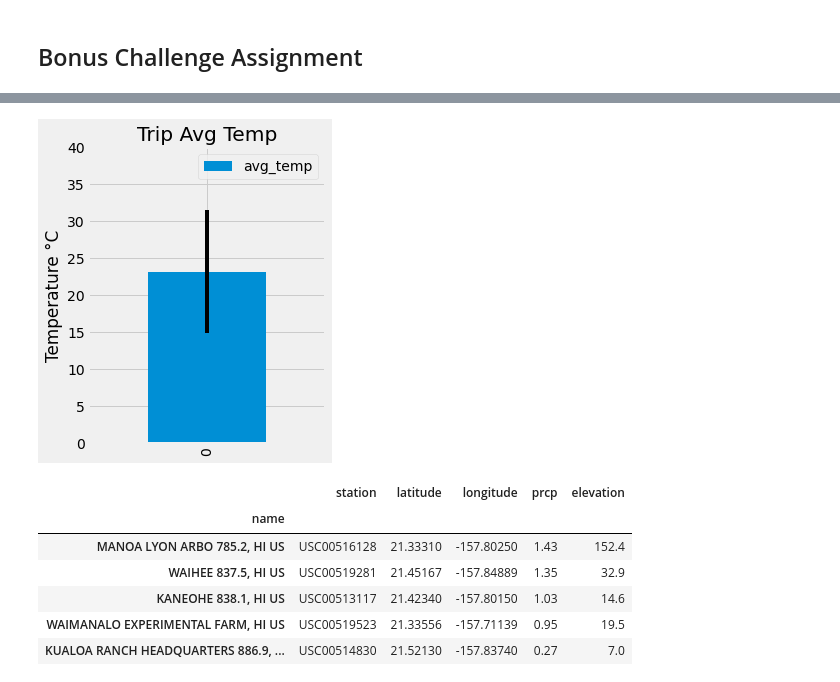
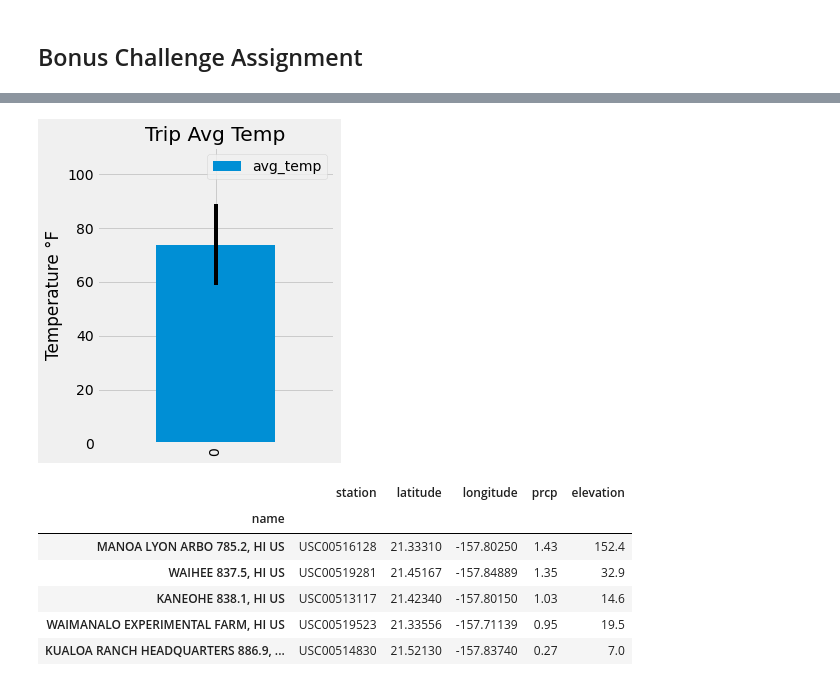
Before and after one commit to palolo02/sqlalchemy-challenge, a Jupyter notebook: Analysis.ipynb, the cells around one changed output, grey strips where cells are left out. Drawn from its saved outputs; the diff is of its cells as text; code cells hidden in the pictures.

```diff
--- a/Analysis.ipynb
+++ b/Analysis.ipynb
@@ -274,7 +280,7 @@ def calc_temps(start_date, end_date):
         TMIN, TAVE, and TMAX
     """
 
-    return session.query((func.min(Measurement.tobs)-32)/1.8, (func.avg(Measurement.tobs)-32)/1.8, (func.max(Measurement.tobs)-32)/1.8).\
+    return session.query((func.min(Measurement.tobs)), (func.avg(Measurement.tobs)), (func.max(Measurement.tobs))).\
         filter(Measurement.date >= start_date).filter(Measurement.date <= end_date).all()
 
 # function usage example
@@ -295,18 +301,18 @@ Min Temp: 18.33 °C | Avg Temp: 23.19 °C | Max Temp: 26.67 °C
 # %%
 # Plot the results from your previous query as a bar chart.
 # Use "Trip Avg Temp" as your Title
 # Use the average temperature for the y value
 # Use the peak-to-peak (tmax-tmin) value as the y error bar (yerr)
 results_df = pd.DataFrame(far_result,columns=["min_temp","avg_temp","max_temp"])
 y_error = results_df["max_temp"] - results_df["min_temp"]
 results_df.plot(y="avg_temp",kind="bar",title="Trip Avg Temp", yerr=y_error, figsize=(4,5))
 plt.tight_layout()
 plt.xlabel("")
-plt.ylim((0,40))
-plt.ylabel("Temperature °C")
+plt.ylim((0,110))
+plt.ylabel("Temperature °F")
 plt.show()
 # %% [output]
-[figure, old version]
+[figure, new version]
 # %%
 # Calculate the total amount of rainfall per weather station for your trip dates using the previous year's matching dates.
 sel_prcp_station = [Station.station, Station.name, Station.latitude, Station.longitude,
```
Also changed, not shown: parts of 8 cells of this notebook, 1 other file.
